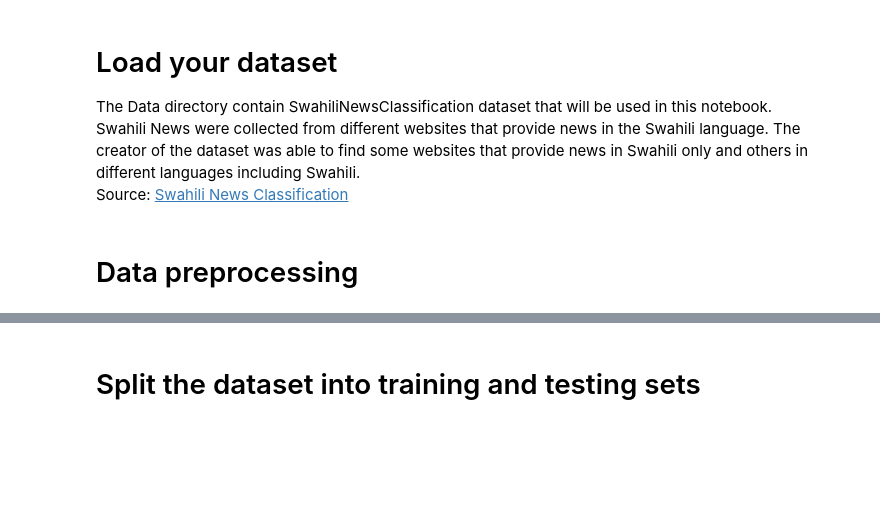
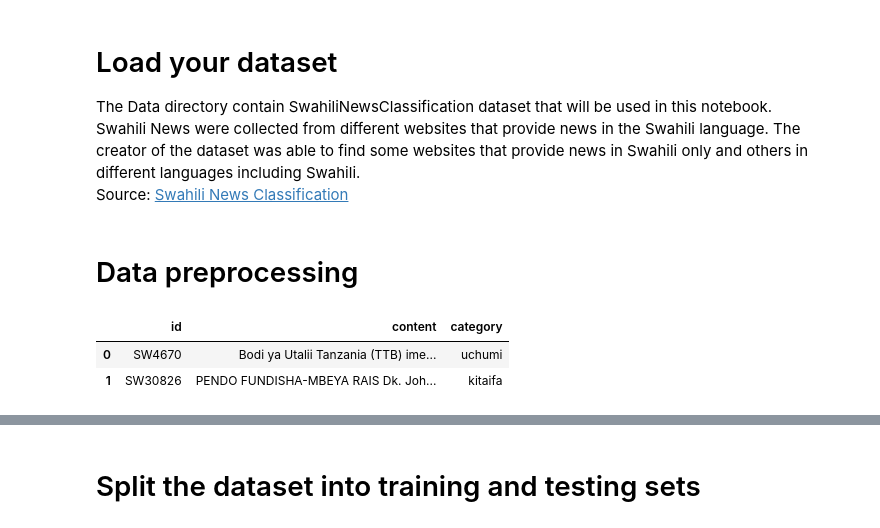
Before and after one commit to UDSM-AI/NLP-Starter-Kit, a Jupyter notebook: starter_notebook.ipynb, the cells around one changed output, grey strips where cells are left out. Saved outputs shown, nothing was run; the diff lists cells and outputs as text; code cells hidden in the pictures; blank space fills up the shorter version.

```diff
--- a/starter_notebook.ipynb
+++ b/starter_notebook.ipynb
@@ -16,7 +19,13 @@ The Data directory contain SwahiliNewsClassification dataset that will be used i
 <br>Swahili News were collected from different websites that provide news in the Swahili language. The creator of the dataset was able to find some websites that provide news in Swahili only and others in different languages including Swahili.<br>
 Source: [Swahili News Classification](https://www.kaggle.com/datasets/waalbannyantudre/swahili-news-classification-dataset)
 # %%
-data_path = 'data/news.csv'
+data_path = 'data/SwahiliNewsClassificationDataset.csv'
 df = pd.read_csv(data_path)
 # %% [markdown]
 # Data preprocessing
+# %%
+df.head(2)
+# %% [output]
+|  | id | content | category |
+| 0 | SW4670 | Bodi ya Utalii Tanzania (TTB) ime... | uchumi |
+| 1 | SW30826 | PENDO FUNDISHA-MBEYA RAIS Dk. Joh... | kitaifa |
```
Also changed, not shown: parts of 24 cells of this notebook.
